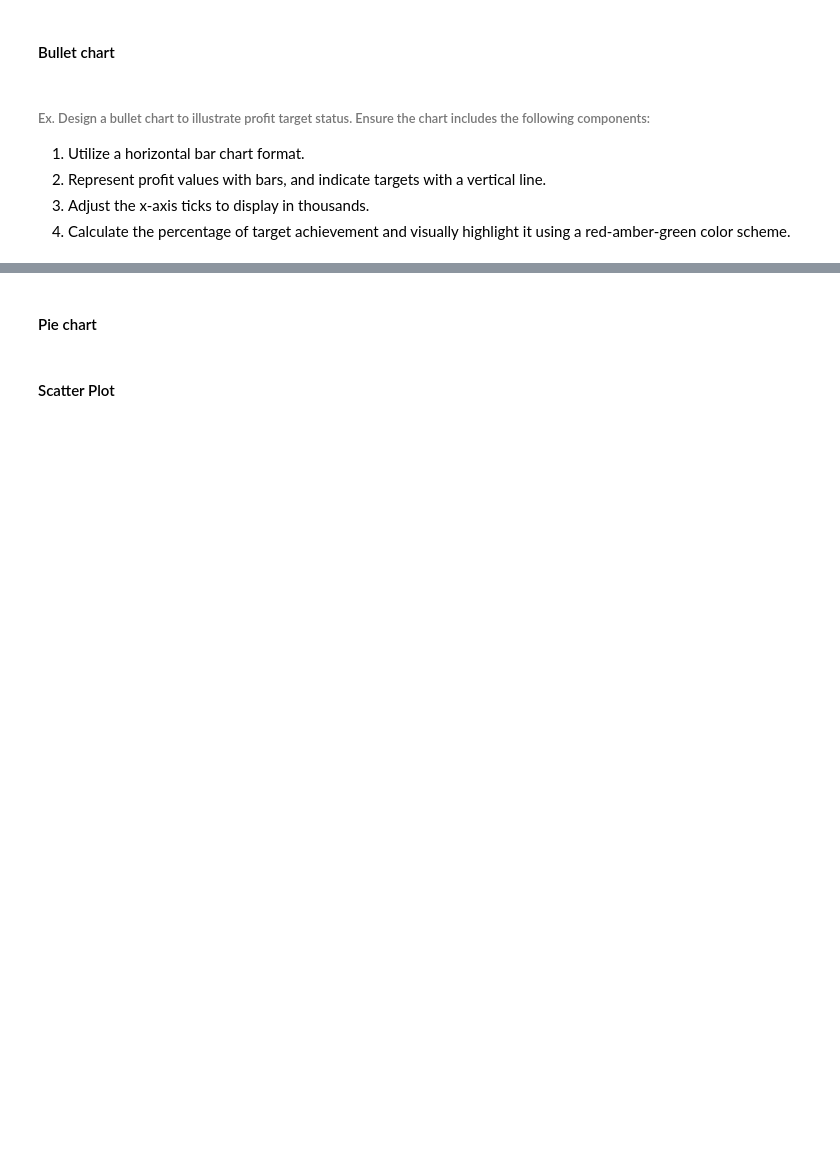
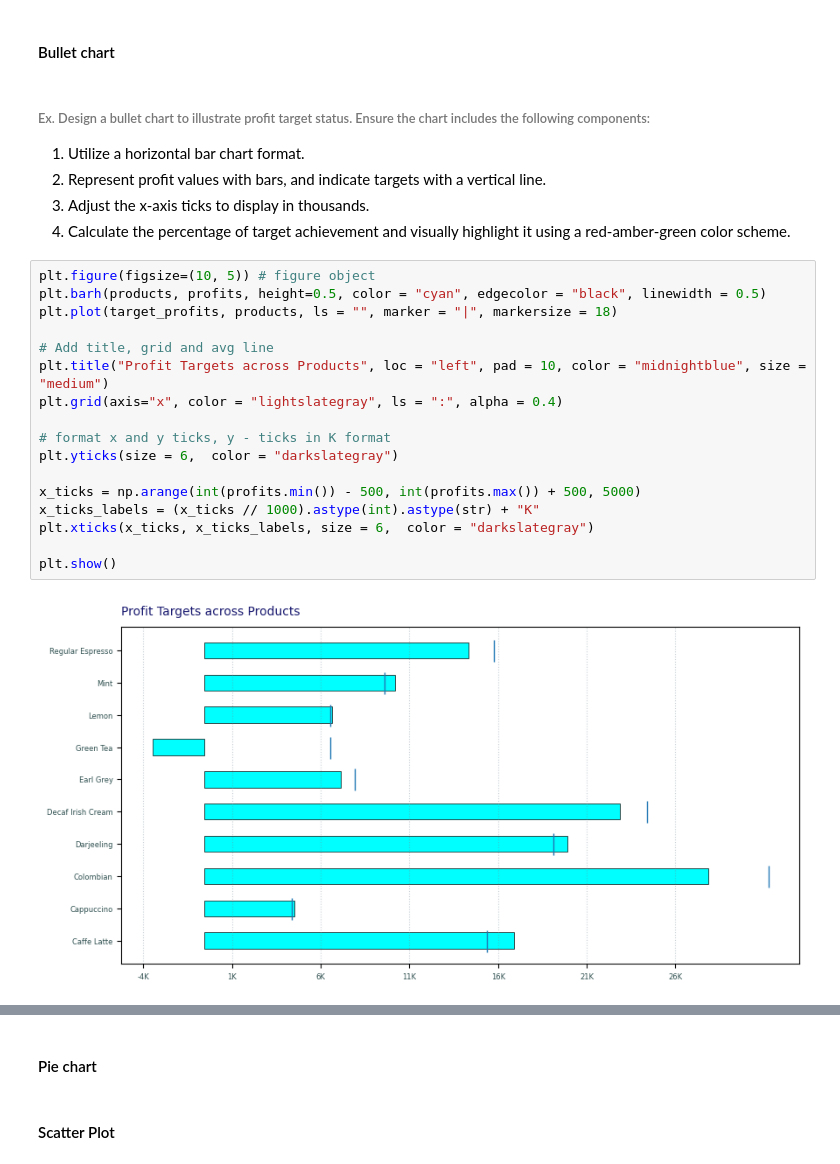
Before and after one commit to knowledge-corner/Optum_Global_nov_24, a Jupyter notebook: Day - 2.ipynb, the cells around one changed output, grey strips where cells are left out. Drawn from its saved outputs; the diff is of its cells as text; blank space fills up the shorter version.

```diff
--- a/Day - 2.ipynb
+++ b/Day - 2.ipynb
@@ -216,3 +263,22 @@ plt.show()
 2. Represent profit values with bars, and indicate targets with a vertical line.
 3. Adjust the x-axis ticks to display in thousands.
 4. Calculate the percentage of target achievement and visually highlight it using a red-amber-green color scheme.
+# %%
+plt.figure(figsize=(10, 5)) # figure object
+plt.barh(products, profits, height=0.5, color = "cyan", edgecolor = "black", linewidth = 0.5)
+plt.plot(target_profits, products, ls = "", marker = "|", markersize = 18)
+
+# Add title, grid and avg line
+plt.title("Profit Targets across Products", loc = "left", pad = 10, color = "midnightblue", size = "medium")
+plt.grid(axis="x", color = "lightslategray", ls = ":", alpha = 0.4)
+
+# format x and y ticks, y - ticks in K format
+plt.yticks(size = 6,  color = "darkslategray")
+
+x_ticks = np.arange(int(profits.min()) - 500, int(profits.max()) + 500, 5000)
+x_ticks_labels = (x_ticks // 1000).astype(int).astype(str) + "K"
+plt.xticks(x_ticks, x_ticks_labels, size = 6,  color = "darkslategray")
+
+plt.show()
+# %% [output]
+[figure, added]
```
Also changed, not shown: parts of 4 cells of this notebook.
